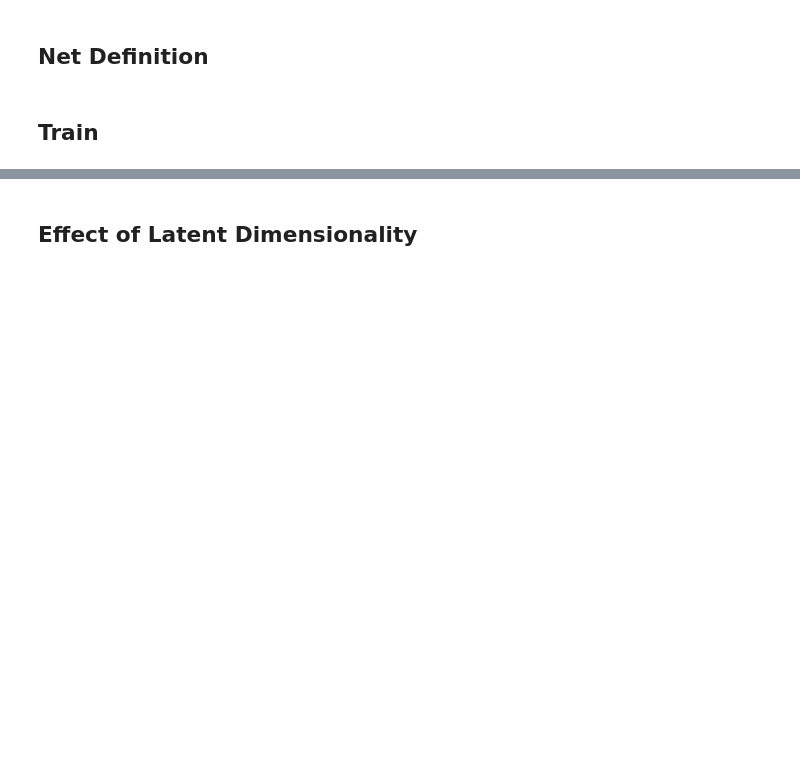
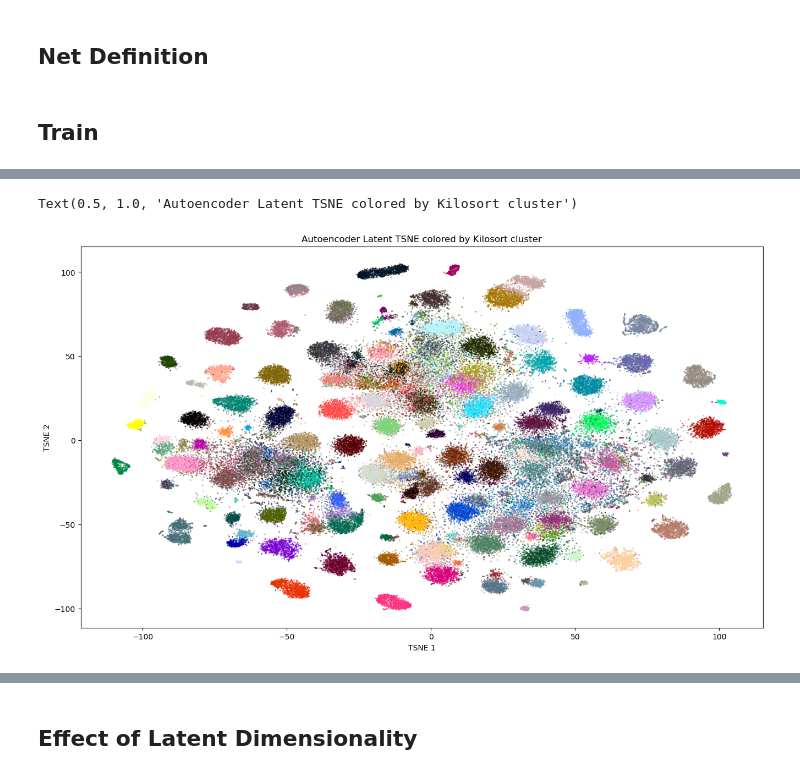
Before and after one commit to saikoukunt/burst-detector, a Jupyter notebook: notebooks/autoencoder.ipynb, the cells around one changed output, grey strips where cells are left out. Saved outputs shown, nothing was run; the diff lists cells and outputs as text; code cells hidden in the pictures; blank space fills up the shorter version.

```diff
--- a/notebooks/autoencoder.ipynb
+++ b/notebooks/autoencoder.ipynb
@@ -532,0 +647,3 @@ plt.tight_layout()
+# %%
+train_lat = np.zeros((len(train_indices), 15))
+train_lab = np.zeros(len(train_indices))
@@ -532,0 +662,5 @@ plt.tight_layout()
+# %%
+tsne = TSNE(n_components = 2)
+lat_tsne = tsne.fit_transform(train_lat)
+# %%
+ae_df = pd.DataFrame({'tsne_1': lat_tsne[:,0], 'tsne_2': lat_tsne[:,1], 'cl': train_lab})
@@ -532,0 +669,11 @@ plt.tight_layout()
+# %%
+plt.figure(figsize=(16,9))
+ind = 0
+for group in ae_df.groupby('cl'):
+    plt.scatter(group[1]['tsne_1'],group[1]['tsne_2'], s=0.5, label=ind, color=colors[ind], alpha=0.5);
+    ind += 1
+
+plt.xlabel("TSNE 1"); plt.ylabel("TSNE 2"); plt.title("Autoencoder Latent TSNE colored by Kilosort cluster")
+# %% [output]
+Text(0.5, 1.0, 'Autoencoder Latent TSNE colored by Kilosort cluster')
+[figure, added]
```
Also changed, not shown: parts of 26 cells of this notebook, 9 other files.
